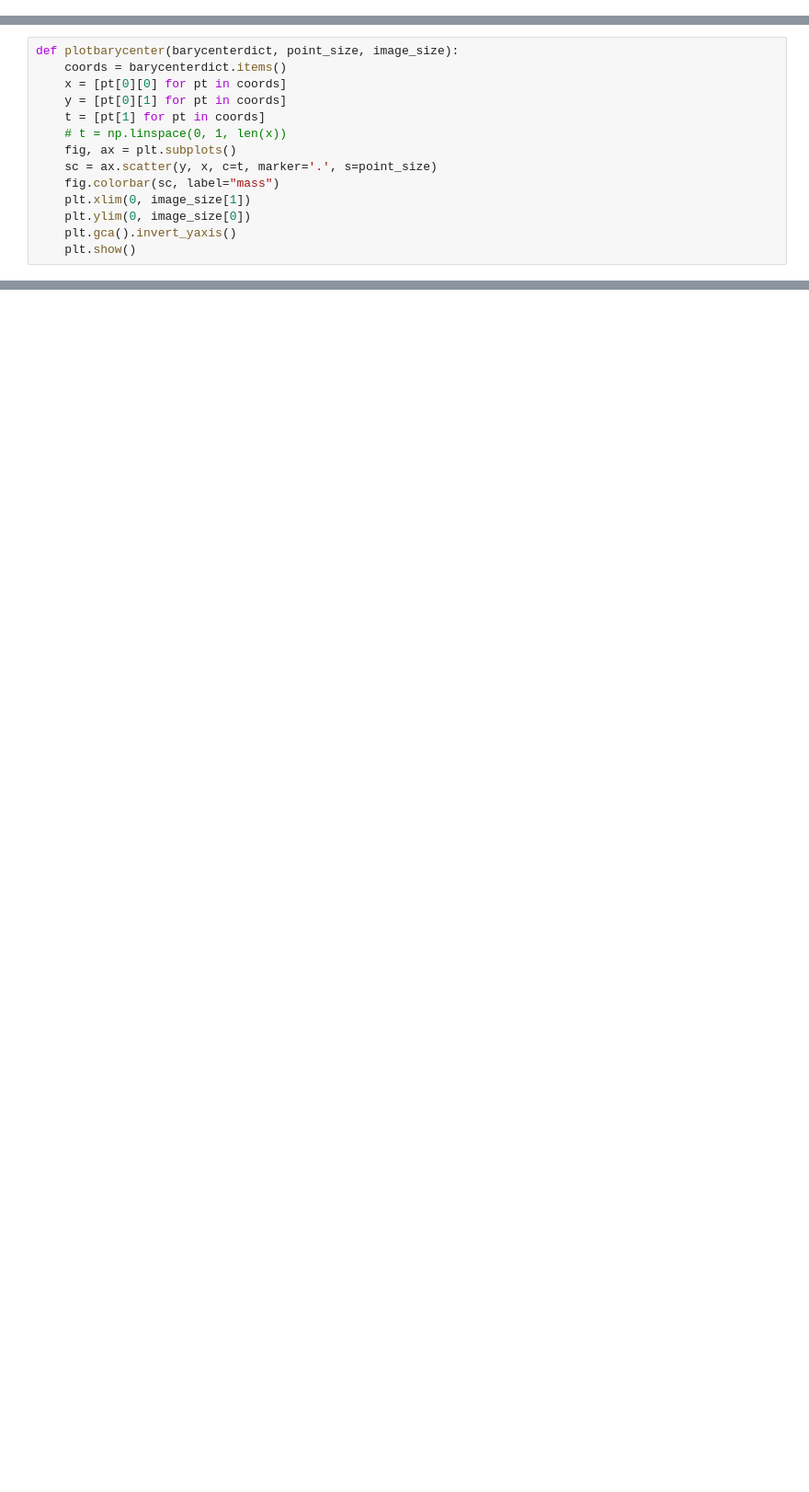
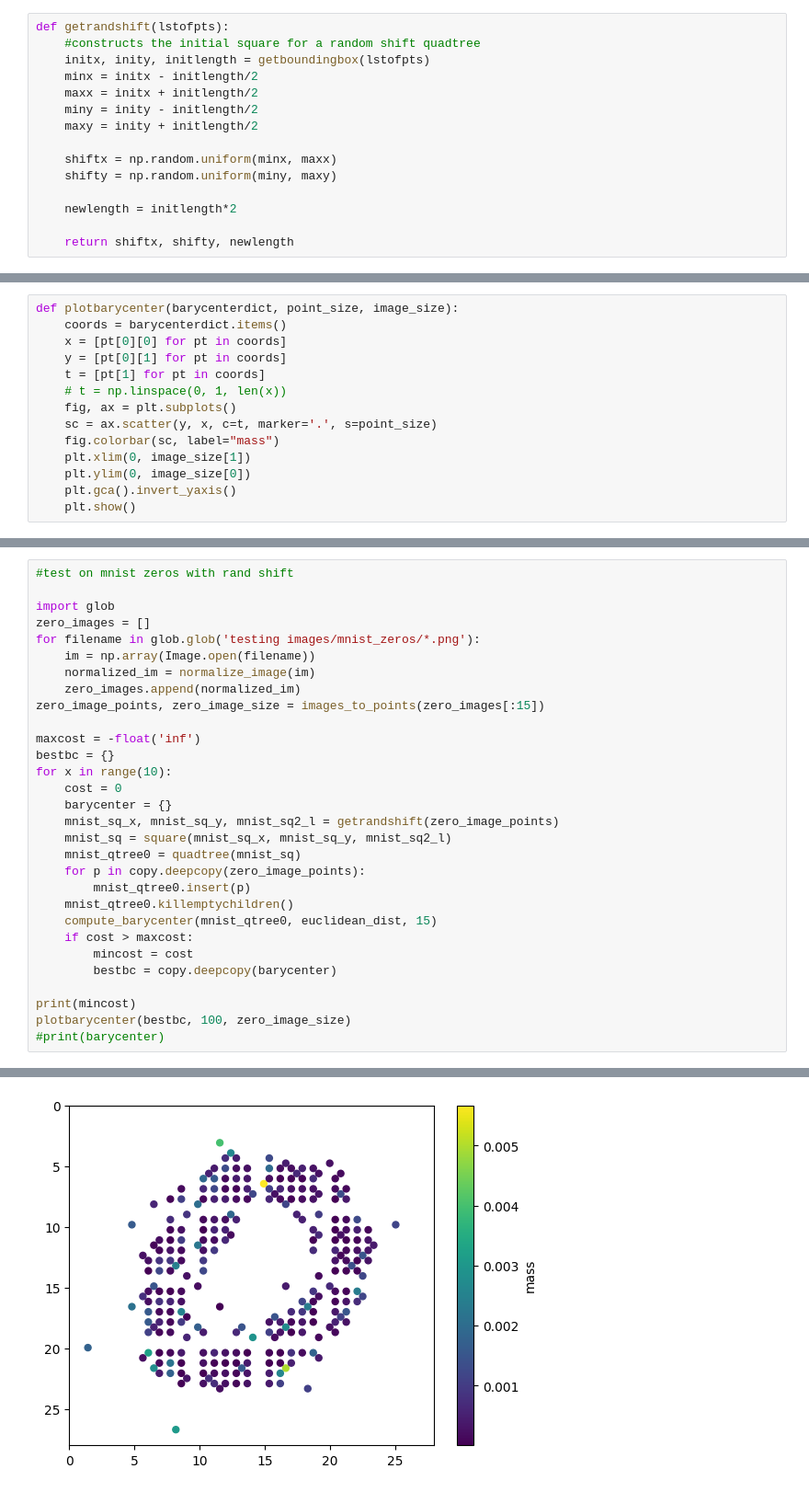
Before and after one commit to ethanyc04/csplus-ot, a Jupyter notebook: dp_barycenter_testing.ipynb, the cells around one changed output, grey strips where cells are left out. Shown: that part at 92% size. Saved outputs shown, nothing was run; the diff lists cells and outputs as text; blank space fills up the shorter version.

```diff
--- a/dp_barycenter_testing.ipynb
+++ b/dp_barycenter_testing.ipynb
@@ -428,6 +429,21 @@ def normalize_image(im):
     s = np.sum(im)
     normalized_im = im/s
     return normalized_im
+# %%
+def getrandshift(lstofpts):
+    #constructs the initial square for a random shift quadtree
+    initx, inity, initlength = getboundingbox(lstofpts)
+    minx = initx - initlength/2
+    maxx = initx + initlength/2
+    miny = inity - initlength/2
+    maxy = inity + initlength/2
+
+    shiftx = np.random.uniform(minx, maxx)
+    shifty = np.random.uniform(miny, maxy)
+
+    newlength = initlength*2
+
+    return shiftx, shifty, newlength
 # %%
 def images_to_points(images):
     points = []
@@ -529,0 +553,31 @@ plotbarycenter(barycenter, 100, zero_image_size)
+# %%
+#test on mnist zeros with rand shift
+
+import glob
+zero_images = []
+for filename in glob.glob('testing images/mnist_zeros/*.png'):
+    im = np.array(Image.open(filename))
+    normalized_im = normalize_image(im)
+    zero_images.append(normalized_im)
+zero_image_points, zero_image_size = images_to_points(zero_images[:15])
+
+maxcost = -float('inf')
+bestbc = {}
+for x in range(10):
+    cost = 0
+    barycenter = {}
+    mnist_sq_x, mnist_sq_y, mnist_sq2_l = getrandshift(zero_image_points)
+    mnist_sq = square(mnist_sq_x, mnist_sq_y, mnist_sq2_l)
+    mnist_qtree0 = quadtree(mnist_sq)
+    for p in copy.deepcopy(zero_image_points):
+        mnist_qtree0.insert(p)
+    mnist_qtree0.killemptychildren()
+    compute_barycenter(mnist_qtree0, euclidean_dist, 15)
+    if cost > maxcost:
+        mincost = cost
+        bestbc = copy.deepcopy(barycenter)
+
+print(mincost)
+plotbarycenter(bestbc, 100, zero_image_size)
+#print(barycenter)
+# %% [output]
@@ -529,0 +585 @@ plotbarycenter(barycenter, 100, zero_image_size)
+[figure, added]
```
Also changed, not shown: parts of 5 cells of this notebook.
